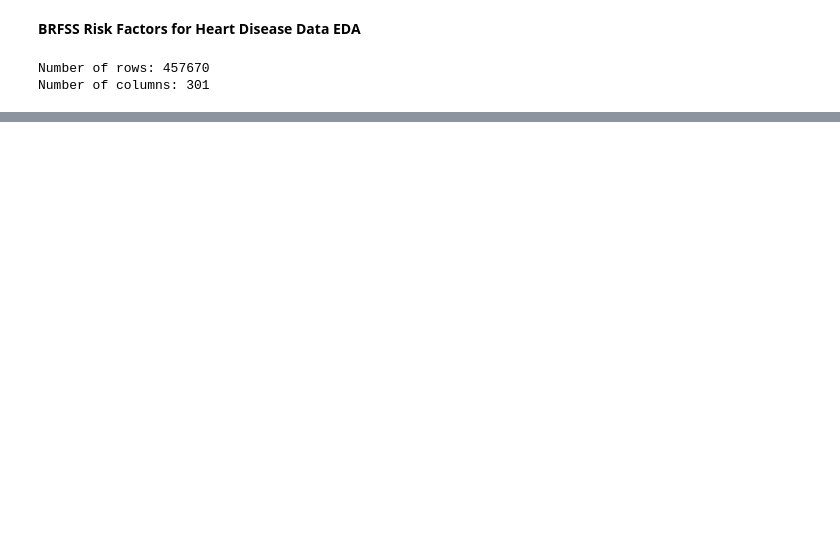
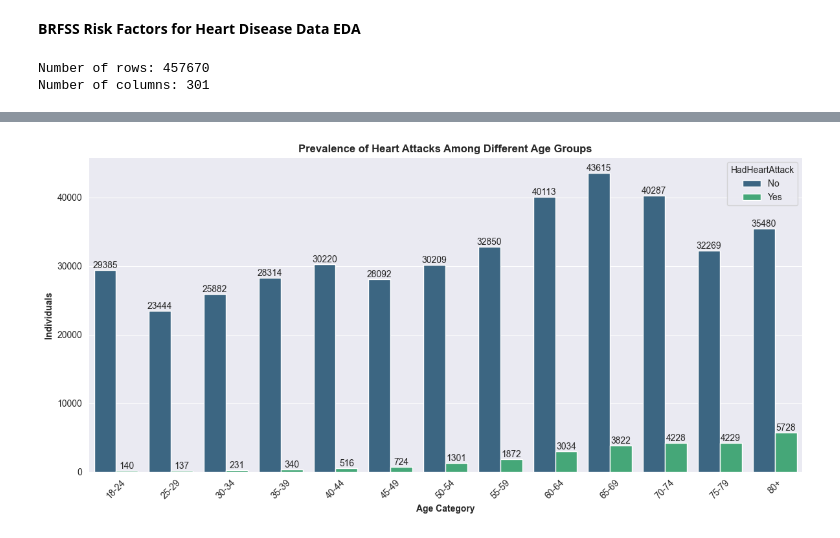
Before and after one commit to msbisrat/111project, a Jupyter notebook: EDA/brfss_eda.ipynb, the cells around one changed output, grey strips where cells are left out. Drawn from its saved outputs; the diff is of its cells as text; code cells hidden in the pictures; blank space fills up the shorter version.

```diff
--- a/EDA/brfss_eda.ipynb
+++ b/EDA/brfss_eda.ipynb
@@ -59,0 +200,79 @@ Useful columns:
+# %%
+# Make a copy for EDA so we do not mess up the modeling dataframe
+df_eda = df.copy()
+
+# Clean AgeCategory if it is still numeric from BRFSS _AGEG5YR
+age_map = {
+    1: "18-24",
+    2: "25-29",
+    3: "30-34",
+    4: "35-39",
+    5: "40-44",
+    6: "45-49",
+    7: "50-54",
+    8: "55-59",
+    9: "60-64",
+    10: "65-69",
+    11: "70-74",
+    12: "75-79",
+    13: "80+",
+    14: np.nan
+}
+
+df_eda["AgeCategory"] = df_eda["AgeCategory"].replace(age_map)
+
+# Clean HadHeartAttack if it is still numeric
+heart_attack_map = {
+    1: "Yes",
+    2: "No",
+    7: np.nan,
+    9: np.nan
+}
+
+df_eda["HadHeartAttack"] = df_eda["HadHeartAttack"].replace(heart_attack_map)
+
+# Drop rows missing the values needed for this graph
+df_eda = df_eda.dropna(subset=["AgeCategory", "HadHeartAttack"])
+
+# Set age order for the x-axis
+age_order = [
+    "18-24", "25-29", "30-34", "35-39", "40-44",
+    "45-49", "50-54", "55-59", "60-64",
+    "65-69", "70-74", "75-79", "80+"
+]
+
+df_eda["AgeCategory"] = pd.Categorical(
+    df_eda["AgeCategory"],
+    categories=age_order,
+    ordered=True
+)
+
+# Make the graph
+plt.figure(figsize=(12, 6))
+sns.set_style("darkgrid")
+
+ax = sns.countplot(
+    data=df_eda,
+    x="AgeCategory",
+    hue="HadHeartAttack",
+    order=age_order,
+    palette="viridis"
+)
+
+ax.set_title(
+    "Prevalence of Heart Attacks Among Different Age Groups",
+    fontsize=12,
+    fontweight="bold"
+)
+
+ax.set_xlabel("Age Category", fontsize=10, fontweight="bold")
+ax.set_ylabel("Individuals", fontsize=10, fontweight="bold")
+
+for container in ax.containers:
+    ax.bar_label(container)
+
+plt.xticks(rotation=45)
+plt.tight_layout()
+plt.show()
+# %% [output]
+[figure, added]
```
Also changed, not shown: parts of 18 cells of this notebook, 3 other files.
